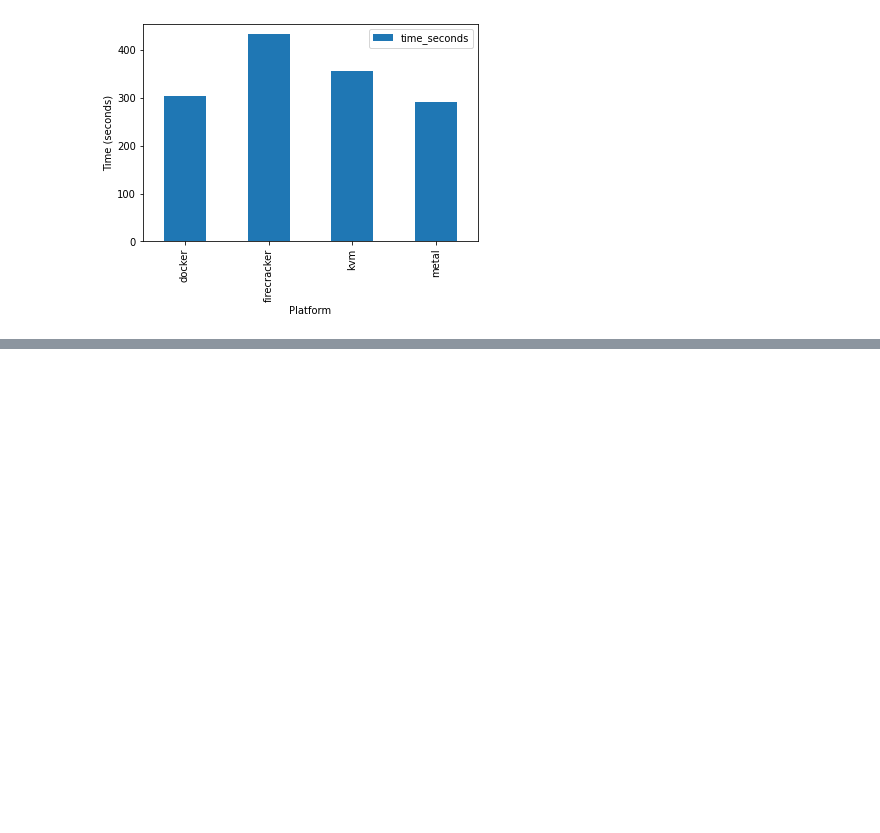
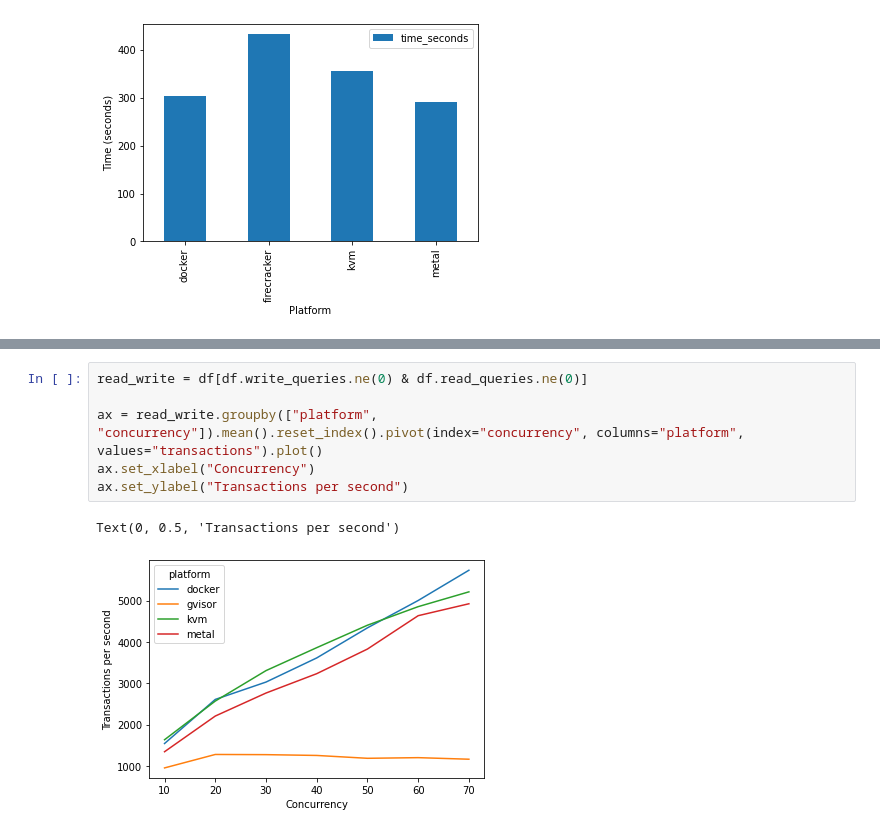
Before and after one commit to ppeerttu/virtualization-benchmarks, a Jupyter notebook: analysis/initial-visualization.ipynb, the cells around one changed output, grey strips where cells are left out. Cells and saved outputs as stored; diff of their text form; blank space fills up the shorter version.

```diff
--- a/analysis/initial-visualization.ipynb
+++ b/analysis/initial-visualization.ipynb
@@ -131,0 +156,9 @@ Text(0, 0.5, 'Time (seconds)')
+# %%
+read_write = df[df.write_queries.ne(0) & df.read_queries.ne(0)]
+
+ax = read_write.groupby(["platform", "concurrency"]).mean().reset_index().pivot(index="concurrency", columns="platform", values="transactions").plot()
+ax.set_xlabel("Concurrency")
+ax.set_ylabel("Transactions per second")
+# %% [output]
+Text(0, 0.5, 'Transactions per second')
+[figure, added]
```
Also changed, not shown: parts of 4 cells of this notebook, 2 other files.
